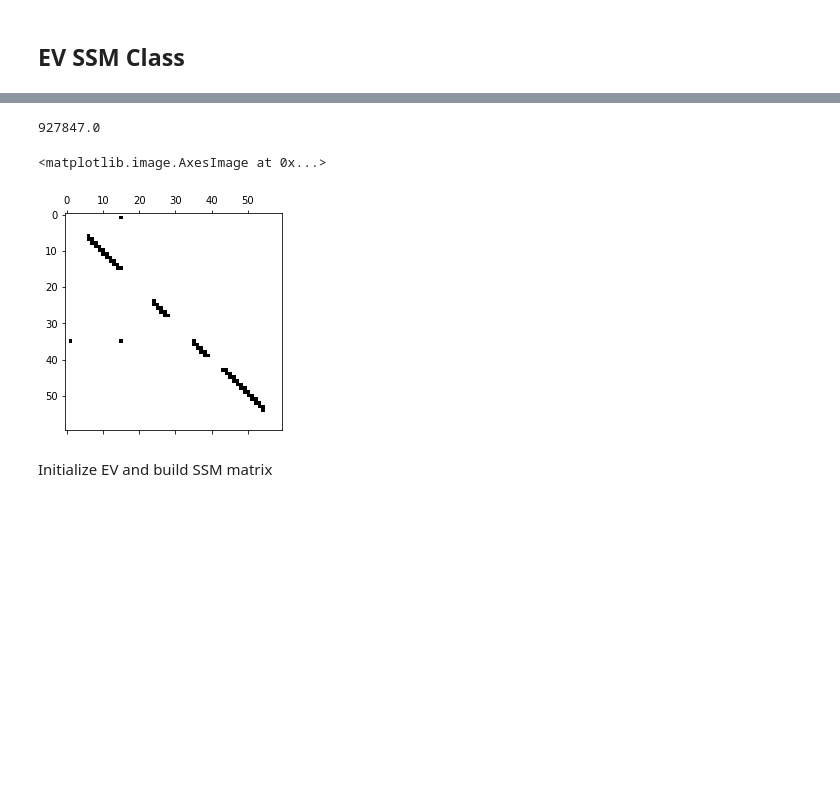
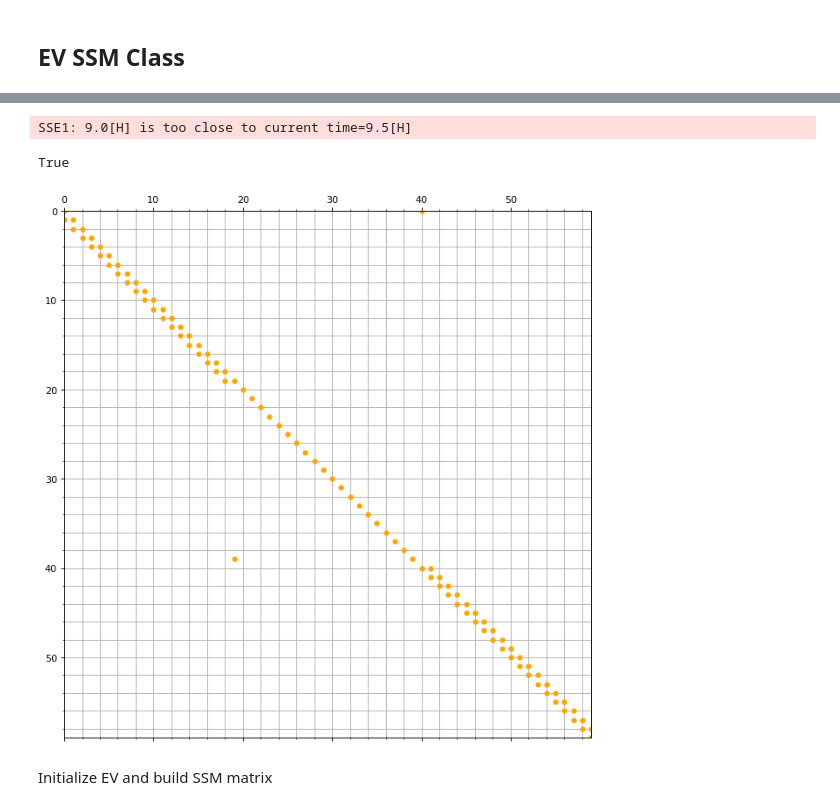
Before and after one commit to shebuxin/andes, a Jupyter notebook: jwang/notes2/ev_ssm2.ipynb, the cells around one changed output, grey strips where cells are left out. Cells and saved outputs as stored; diff of their text form; code cells hidden in the pictures; blank space fills up the shorter version.

```diff
--- a/jwang/notes2/ev_ssm2.ipynb
+++ b/jwang/notes2/ev_ssm2.ipynb
@@ -779,35 +781,37 @@ True
+# %%
+sse.test(ts=9., tf=9.1)
+# %% [output]
+SSE1: 9.0[H] is too close to current time=9.5[H]
+True
 # %%
 self = sse
 
 # --- gather results ---
-self.seq = []
-self.states = []
-self.txl = []
+self.sl = []
+self.cl = []
 for item in self.ev.xl.tolist():
     if len(item[0]) > 0:
-        self.seq.append(item[1])
-        self.states.append(item[0])
-        self.txl.append(item[2])
+        self.sl.append(item[1][0])
+        self.cl.append(item[0][0])
 
 data = []
-for x,y in zip(self.states, self.seq):
+idle = []
+for x,y in zip(self.cl, self.sl):
     data0 = []
-    for x0, y0 in zip(x, y):
-        rx = x0 * self.Ns + y0
+    for c, s in zip(x, y):
+        rx = c * self.Ns + s
+        if c == 1:
+            idle.append(rx)
         data0.append(rx)
     data.append(data0)
 
 A0 = np.zeros((3*self.Ns, 3*self.Ns))
-
+di = []
+do = []
 for d in data:
     for i in range(len(d)-1):
         A0[d[i+1], d[i]] += 1
+        di.append(d[i])
+        do.append(d[i+1])
+
+A = A0 / A0.sum(axis=1)[:,None]
-# %%
-A0[39].sum()
-# %% [output]
-927847.0
-# %%
-plt.spy(A0)
-# %% [output]
-<matplotlib.image.AxesImage at 0x...>
-[figure, removed]
@@ -820,3 +818,13 @@ for x,y in zip(self.states, self.seq):
+# %%
+fig, ax = plt.subplots(1, 1, figsize=(12, 10), dpi=80)
+ax.spy(A, markersize=5, marker='H', markerfacecolor='orange', markeredgecolor='orange')
+ax.grid(which='major', alpha=1)
+ax.grid(which='minor', alpha=1)
+ax.set_xlim(0, 3*self.Ns-1)
+ax.set_ylim(3*self.Ns-1, 0)
+ax.minorticks_on()
+# %% [output]
+[figure, added]
 # %% [markdown]
 Initialize EV and build SSM matrix
 # %%
```
Also changed, not shown: parts of 3 cells of this notebook, 1 other file.
